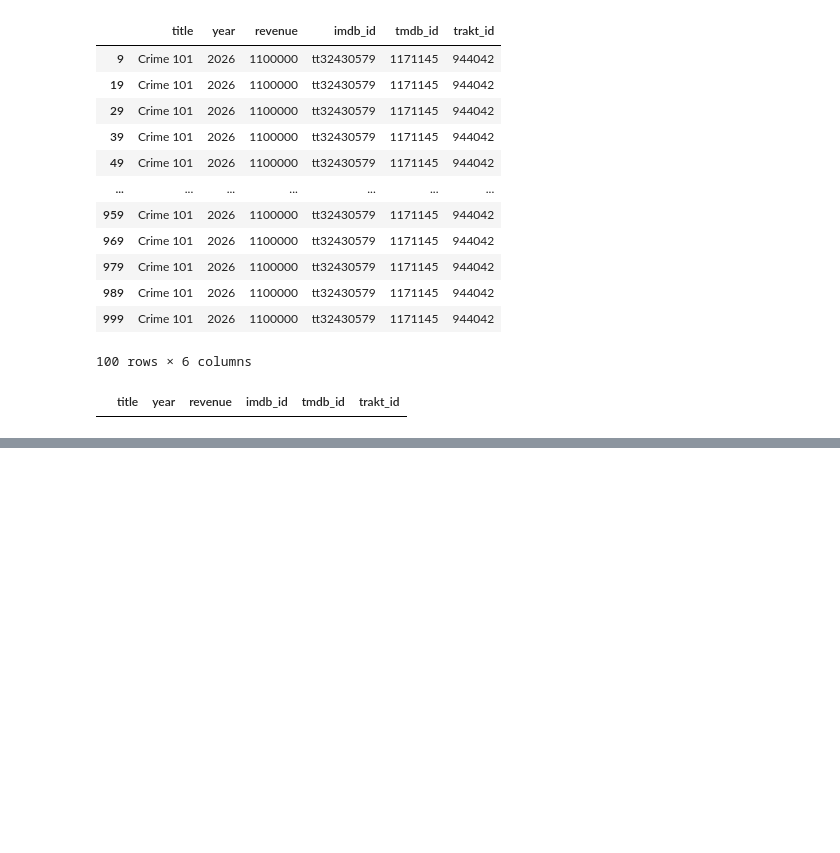
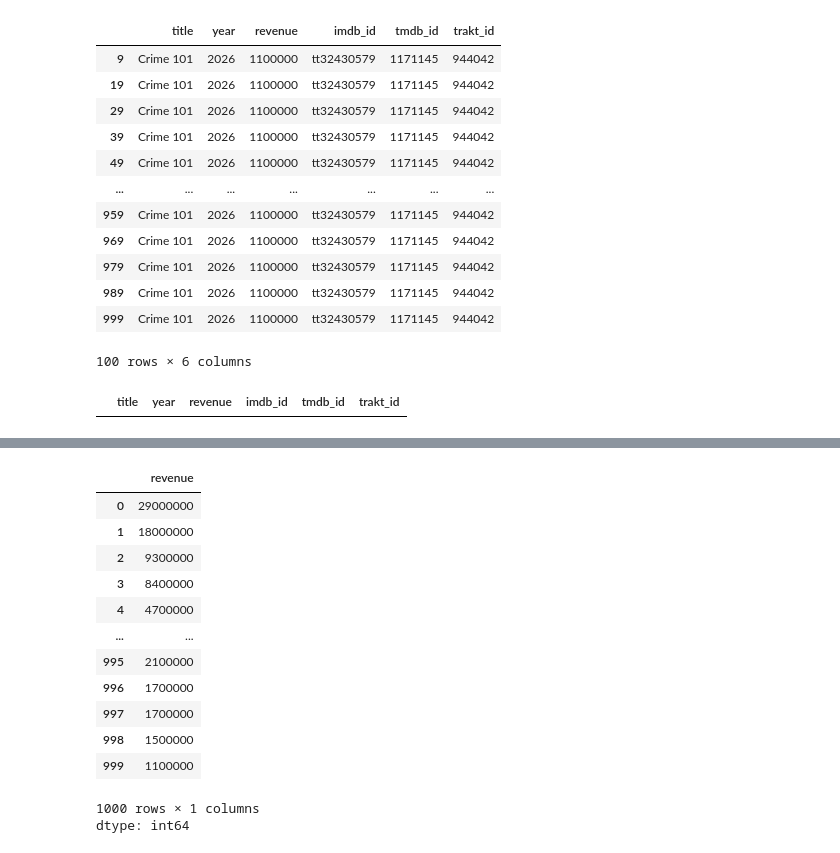
Before and after one commit to Dewmi-2003/Machine-Learning, a Jupyter notebook: ML_Practical_1.ipynb, the cells around one changed output, grey strips where cells are left out. Drawn from its saved outputs; the diff is of its cells as text; code cells hidden in the pictures; blank space fills up the shorter version.

```diff
--- a/ML_Practical_1.ipynb
+++ b/ML_Practical_1.ipynb
@@ -238,0 +313,17 @@ df[(df['revenue']>=29000000)&(df['year']=="2026")]
+# %%
+df['revenue'].fillna(df['revenue'].mean())
+# %% [output]
+|  | revenue |
+| 0 | 29000000 |
+| 1 | 18000000 |
+| 2 | 9300000 |
+| 3 | 8400000 |
+| 4 | 4700000 |
+| ... | ... |
+| 995 | 2100000 |
+| 996 | 1700000 |
+| 997 | 1700000 |
+| 998 | 1500000 |
+| 999 | 1100000 |
+1000 rows × 1 columns
+dtype: int64
```
Also changed, not shown: parts of 7 cells of this notebook.
